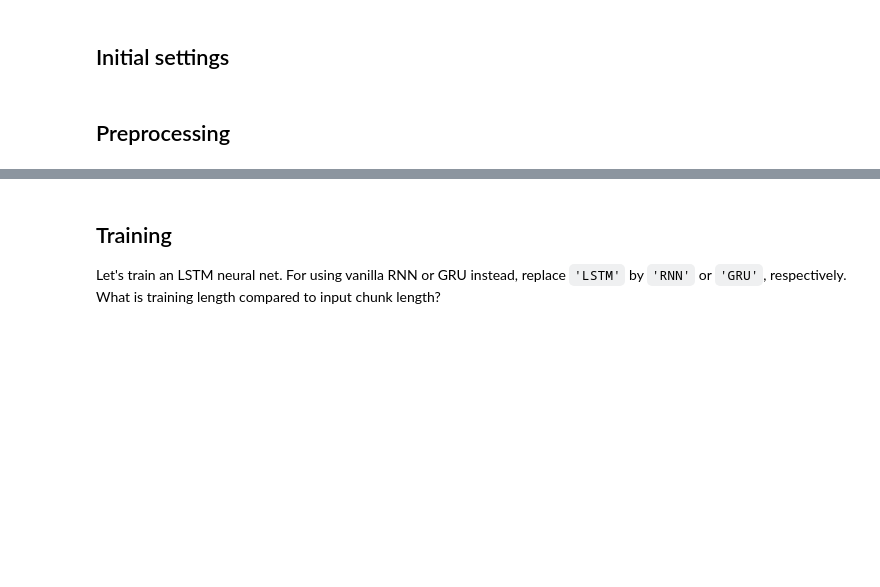
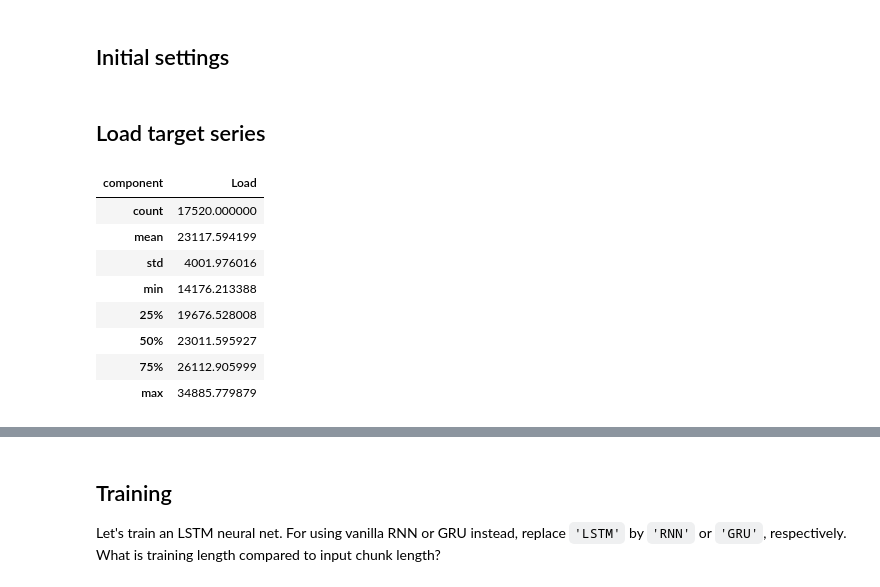
Before and after one commit to I-NERGY/DeepTSF, a Jupyter notebook: PILOT1_RDN/rdn_RNN.ipynb, the cells around one changed output, grey strips where cells are left out. Cells and saved outputs as stored; diff of their text form; code cells hidden in the pictures; blank space fills up the shorter version.

```diff
--- a/PILOT1_RDN/rdn_RNN.ipynb
+++ b/PILOT1_RDN/rdn_RNN.ipynb
@@ -59,2 +58,0 @@ cut_date_test = '20191201'
-# %% [markdown]
-## Preprocessing
@@ -87,0 +59,23 @@ cov_val, cov_test = cov_val.split_before(pd.Timestamp(cut_date_test))
+# %%
+config_filepath = os.path.join(".", "config.yml")
+preprocessing_config = read_config(config_filepath, 'preprocessing')
+
+data_root = (os.path.sep).join(preprocessing_config['data_root'].split('/'))
+timestep= int(preprocessing_config['timestep'])
+# %% [markdown]
+## Load target series
+# %%
+# load dataset
+series = TimeSeries.from_series(pd.read_csv(os.path.join(
+    data_root, f'load_{timestep}min.csv'), index_col=0, parse_dates=True), freq=f'{timestep}min')
+series.describe()
+# %% [output]
+| component | Load |
+| count | 17520.000000 |
+| mean | 23117.594199 |
+| std | 4001.976016 |
+| min | 14176.213388 |
+| 25% | 19676.528008 |
+| 50% | 23011.595927 |
+| 75% | 26112.905999 |
+| max | 34885.779879 |
```
Also changed, not shown: parts of 33 cells of this notebook.
